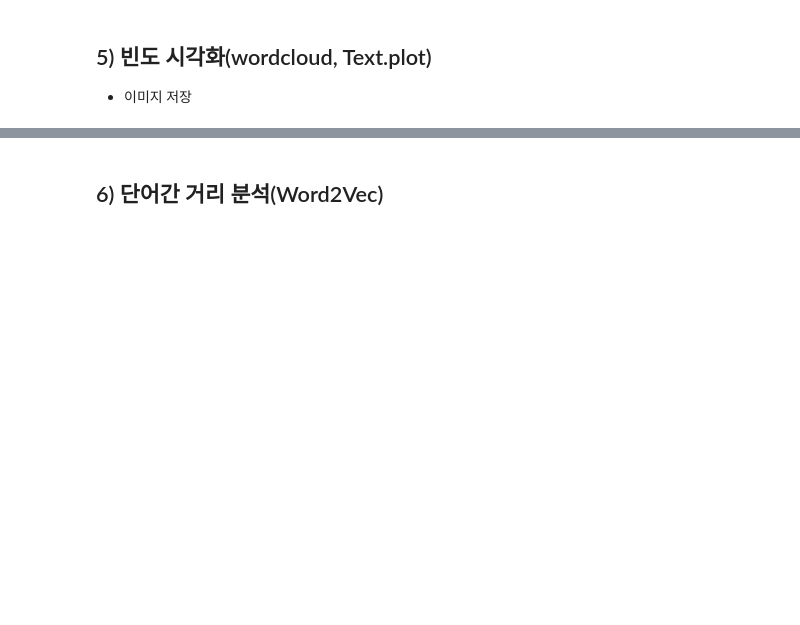
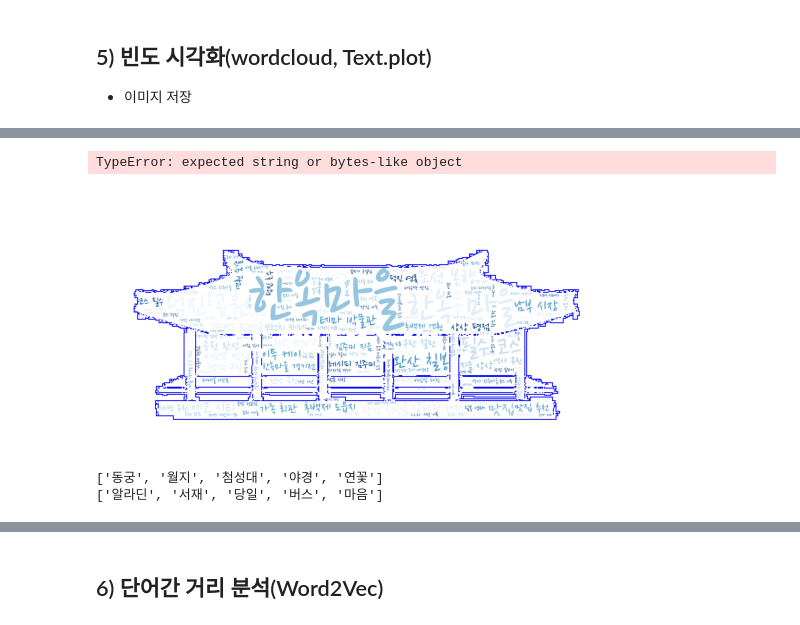
Before and after one commit to hayza1017/ai, a Jupyter notebook: Source/06_자연어처리/ch2_QUIZ_경주여행과 전주여행 비교.ipynb, the cells around one changed output, grey strips where cells are left out. Cells and saved outputs as stored; diff of their text form; code cells hidden in the pictures; blank space fills up the shorter version.

```diff
--- a/Source/06_자연어처리/ch2_QUIZ_경주여행과 전주여행 비교.ipynb
+++ b/Source/06_자연어처리/ch2_QUIZ_경주여행과 전주여행 비교.ipynb
@@ -160,0 +452,34 @@ for query in queries:
+# %%
+wordcloud = WordCloud()
+wordcloud.generate(df_gj)
+plt.imshow(wordcloud)
+plt.axis('off')
+plt.show()
+# %% [output]
+TypeError: expected string or bytes-like object
+# %%
+import numpy as np
+from PIL import Image
+mask = np.array(Image.open('data/korea-house-black-fill.png'))
+# import cv2
+# mask = cv2.imread('data/korea-house-black-fill.png')
+wordcloud = WordCloud(
+    background_color='white',
+    colormap="Blues",
+    collocations=True, # 특정단어가 자주 같이 나오면 같이 뿌려 ex황리단같은거는 같이
+    max_words=200,
+    max_font_size=200,
+    scale=2, # 이미지 크기의 비율(다운로드시 달라짐)
+    random_state=7,
+    font_path = 'data/NanumPenScript-Regular.ttf',
+    stopwords=불용어,
+    mask = mask,
+    contour_color='blue',
+    contour_width=1
+)
+wordcloud.generate(jj)
+plt.imshow(wordcloud)
+plt.axis('off')
+plt.show()
+# %% [output]
+[figure, added]
@@ -160,0 +489,8 @@ for query in queries:
+# %%
+# 경주 명사들 Text plot
+# 전주 명사들만 Text plot
+print(gj_noun[:5])
+print(jj_noun[:5])
+# %% [output]
+['동궁', '월지', '첨성대', '야경', '연꽃']
+['알라딘', '서재', '당일', '버스', '마음']
```
Also changed, not shown: parts of 47 cells of this notebook, 5 other files.
